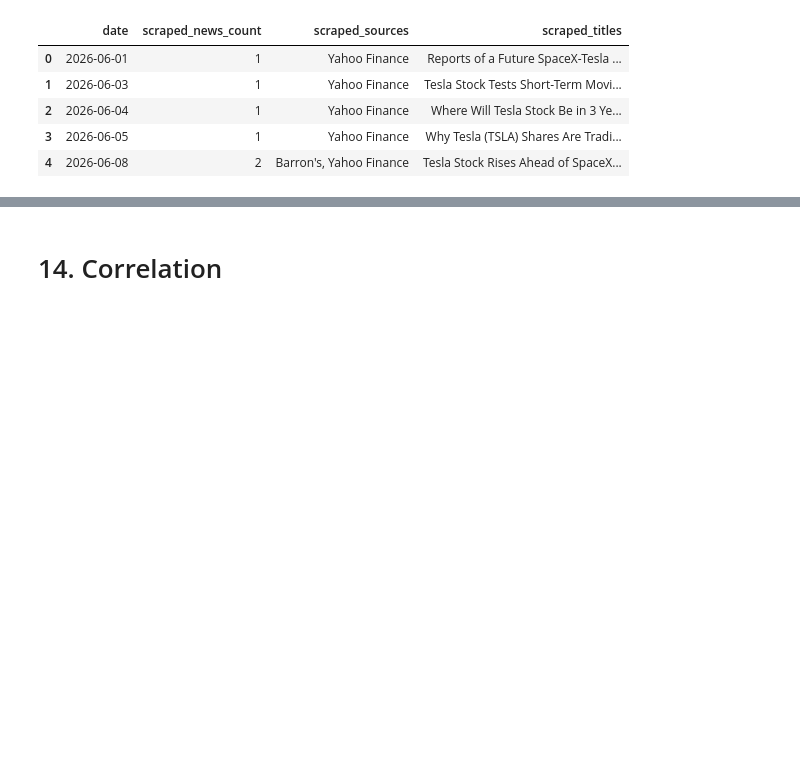
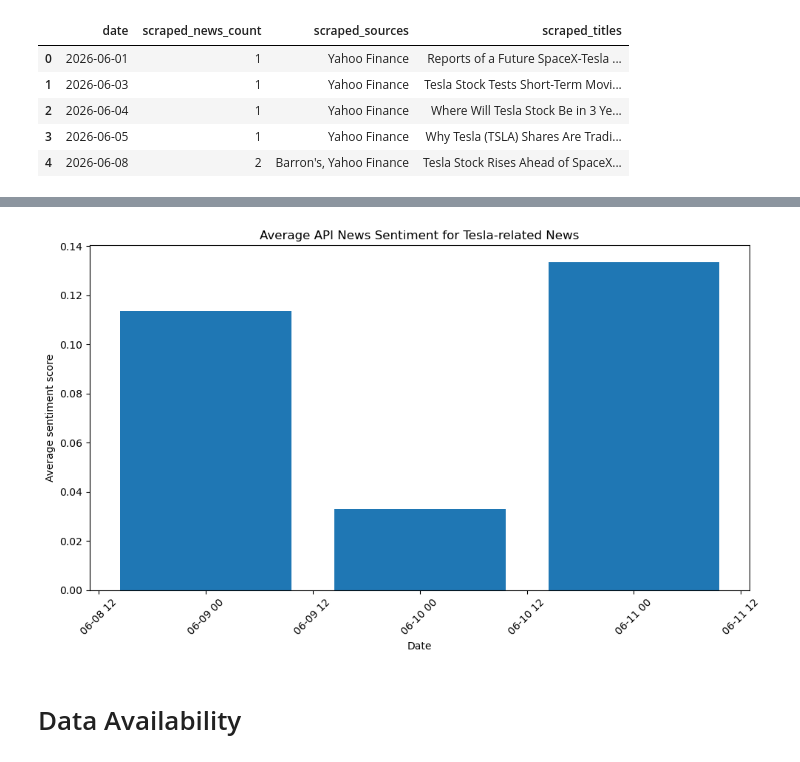
Before and after one commit to wi24b076/BDE-financial-news-stock-project, a Jupyter notebook: notebooks/03_data_merging_tesla.ipynb, the cells around one changed output, grey strips where cells are left out. Saved outputs shown, nothing was run; the diff lists cells and outputs as text; code cells hidden in the pictures; blank space fills up the shorter version.

```diff
--- a/notebooks/03_data_merging_tesla.ipynb
+++ b/notebooks/03_data_merging_tesla.ipynb
@@ -210,10 +297,18 @@ plt.show()
 # %%
+api_sentiment_days = merged_df[merged_df["api_news_count"] > 0].copy()
+
 plt.figure(figsize=(10, 6))
-plt.scatter(merged_df["avg_api_sentiment"], merged_df["Daily_Return"])
-plt.title("Average API Sentiment vs Tesla Daily Return")
-plt.xlabel("Average API Sentiment")
-plt.ylabel("Daily Return")
+
+plt.bar(api_sentiment_days["Date"], api_sentiment_days["avg_api_sentiment"])
+
+plt.title("Average API News Sentiment for Tesla-related News")
+plt.xlabel("Date")
+plt.ylabel("Average sentiment score")
+plt.xticks(rotation=45)
+plt.tight_layout()
 plt.show()
+# %% [output]
+[figure, added]
 # %% [markdown]
-# 14. Correlation
+# Data Availability
 # %%
```
Also changed, not shown: parts of 24 cells of this notebook, 10 other files.
